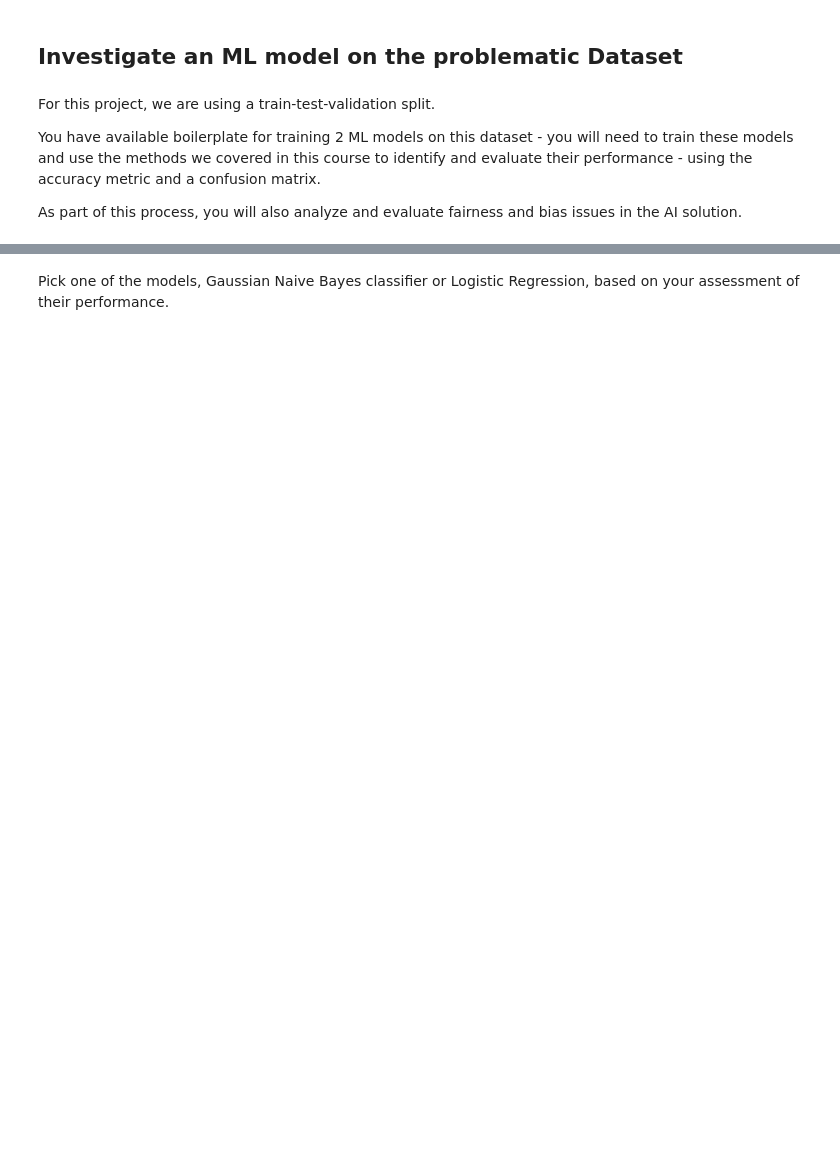
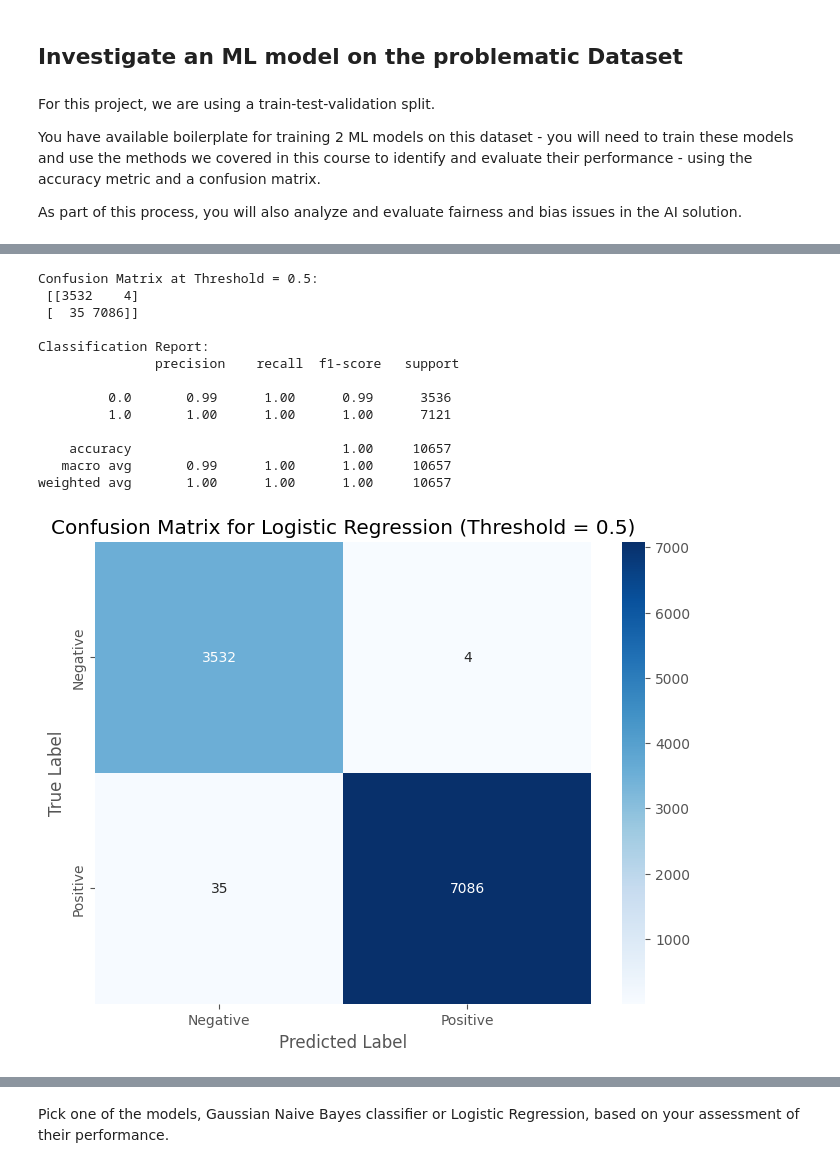
Before and after one commit to Efury1/Ethical-AI-Exploration, a Jupyter notebook: AI Ethics Project -- STARTER.ipynb, the cells around one changed output, grey strips where cells are left out. Cells and saved outputs as stored; diff of their text form; code cells hidden in the pictures; blank space fills up the shorter version.

```diff
--- a/AI Ethics Project -- STARTER.ipynb
+++ b/AI Ethics Project -- STARTER.ipynb
@@ -1202,0 +907,50 @@ Explanation:
+# %%
+import matplotlib.pyplot as plt  # Importing matplotlib for plotting
+import seaborn as sns  # Importing seaborn for enhanced data visualization
+from sklearn.metrics import confusion_matrix, classification_report  # Importing metrics for evaluation
+
+# Define a function to compute and plot confusion matrix for a specific threshold
+def evaluate_confusion_matrix(y_true, y_probs, threshold):
+    # Generate predictions based on the threshold
+    y_pred = (y_probs >= threshold).astype(int)
+
+    # Compute the confusion matrix
+    cm = confusion_matrix(y_true, y_pred)
+
+    # Print confusion matrix and classification report
+    print(f"Confusion Matrix at Threshold = {threshold}:\n", cm)
+    print("\nClassification Report:\n", classification_report(y_true, y_pred))
+
+    # Plot the confusion matrix
+    plt.figure(figsize=(8, 6))  # Set the figure size for the plot
+    sns.heatmap(cm, annot=True, fmt="d", cmap="Blues",  # Create a heatmap for the confusion matrix
+                xticklabels=["Negative", "Positive"], yticklabels=["Negative", "Positive"])  # Set x and y tick labels
+    plt.title(f"Confusion Matrix for Logistic Regression (Threshold = {threshold})")  # Set the title of the plot
+    plt.xlabel("Predicted Label")  # Set the x-axis label
+    plt.ylabel("True Label")  # Set the y-axis label
+    plt.show()  # Display the plot
+
+# Accessing labels and probabilities from BinaryLabelDataset
+y_true = orig_test.labels.ravel()  # Extract true labels from the test dataset
+y_probs = lr_pred.ravel()  # Extract predicted probabilities from the logistic regression model
+
+# Select a threshold to analyze
+selected_threshold = 0.5  # Define the threshold for classification
+
+# Evaluate and plot the confusion matrix
+evaluate_confusion_matrix(y_true, y_probs, selected_threshold)  # Call the function to evaluate and plot the confusion matrix
+# %% [output]
+Confusion Matrix at Threshold = 0.5:
+ [[3532    4]
+ [  35 7086]]
+
+Classification Report:
+               precision    recall  f1-score   support
+
+         0.0       0.99      1.00      0.99      3536
+         1.0       1.00      1.00      1.00      7121
+
+    accuracy                           1.00     10657
+   macro avg       0.99      1.00      1.00     10657
+weighted avg       1.00      1.00      1.00     10657
+[figure, added]
```
Also changed, not shown: parts of 39 cells of this notebook, 22 other files.
